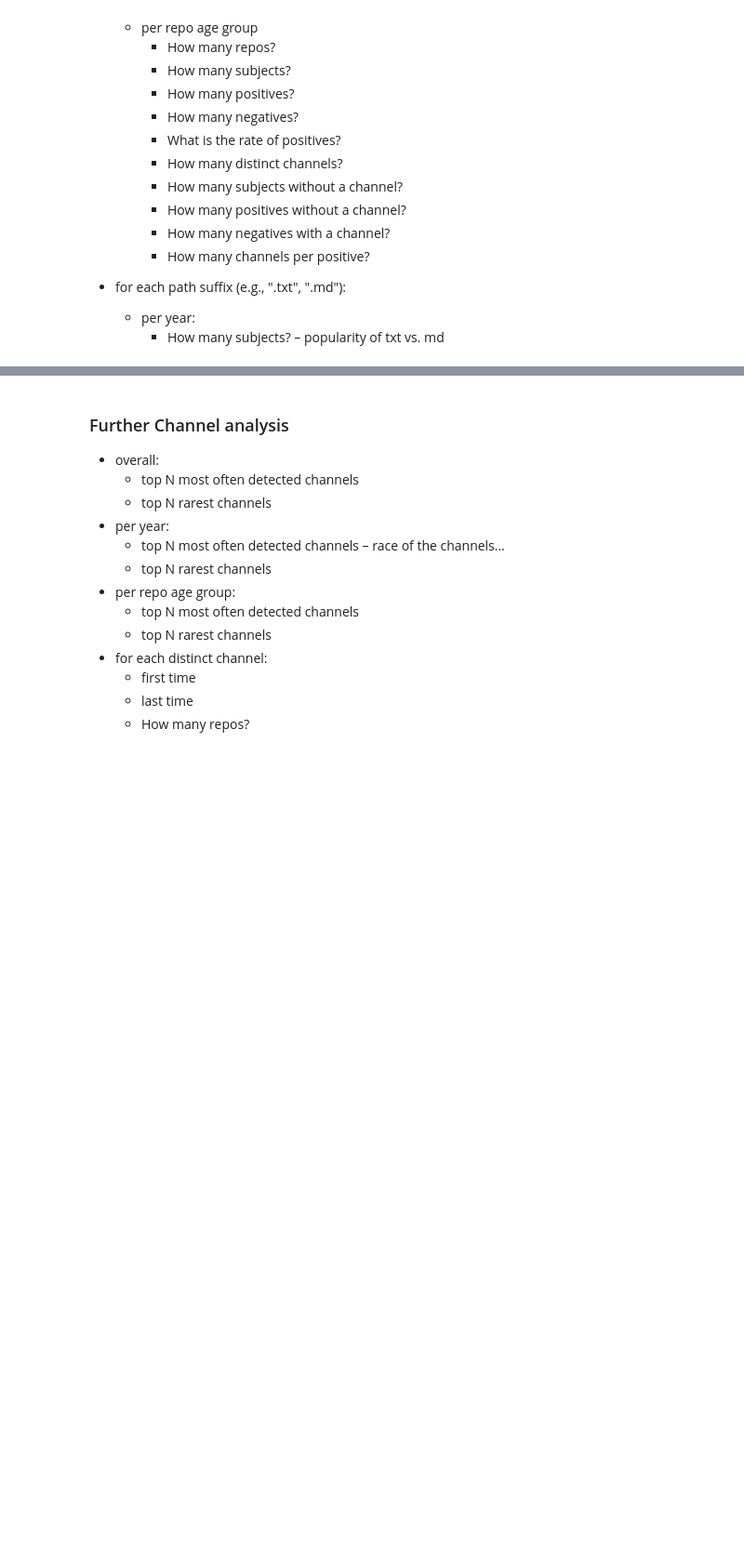
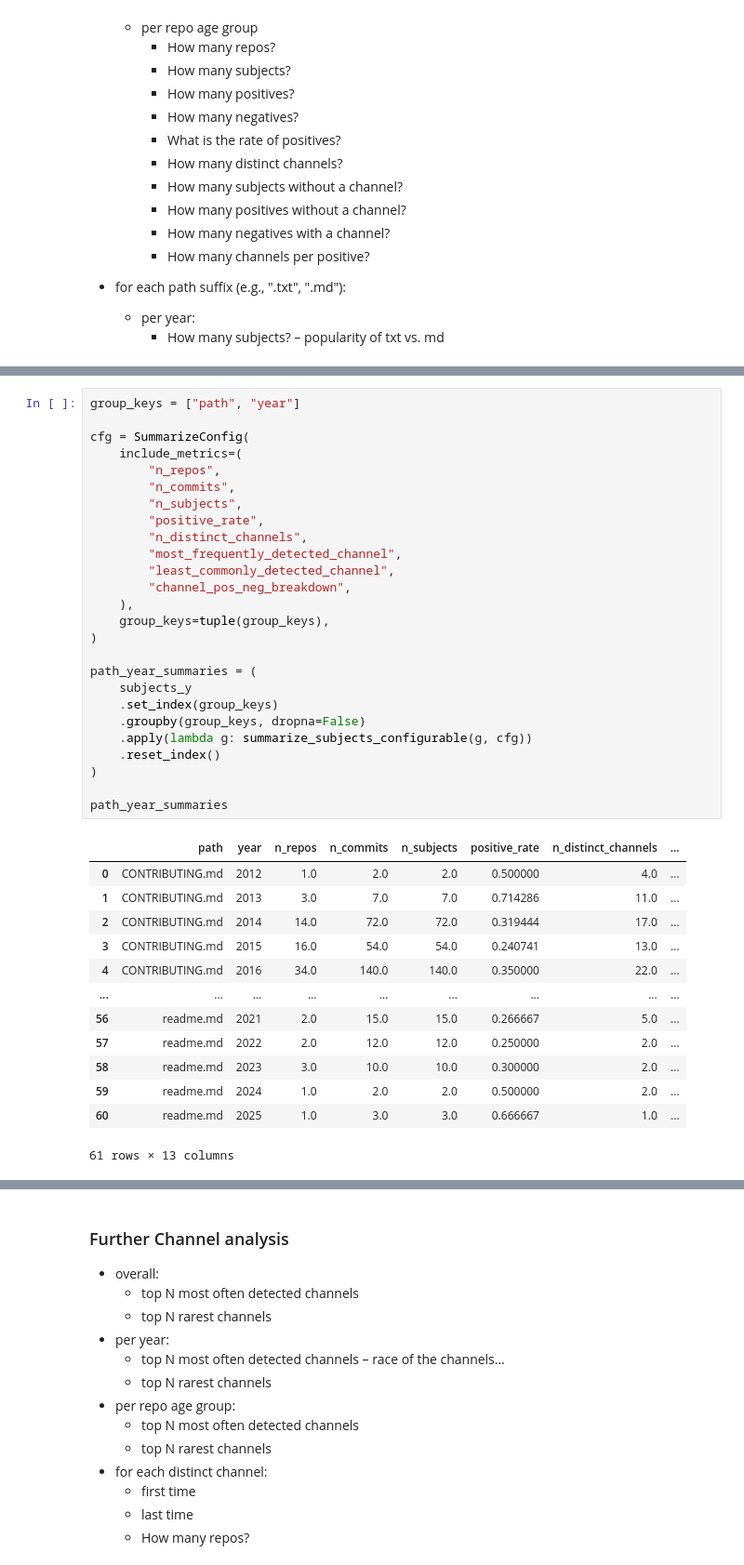
Before and after one commit to Leonard-Esser/autumn-2025-results, a Jupyter notebook: notebook.ipynb, the cells around one changed output, grey strips where cells are left out. Shown at 93% size. Saved outputs shown, nothing was run; the diff lists cells and outputs as text; blank space fills up the shorter version.

```diff
--- a/notebook.ipynb
+++ b/notebook.ipynb
@@ -775,0 +915,40 @@ repo_age_group_summary
+# %%
+group_keys = ["path", "year"]
+
+cfg = SummarizeConfig(
+    include_metrics=(
+        "n_repos",
+        "n_commits",
+        "n_subjects",
+        "positive_rate",
+        "n_distinct_channels",
+        "most_frequently_detected_channel",
+        "least_commonly_detected_channel",
+        "channel_pos_neg_breakdown",
+    ),
+    group_keys=tuple(group_keys),
+)
+
+path_year_summaries = (
+    subjects_y
+    .set_index(group_keys)
+    .groupby(group_keys, dropna=False)
+    .apply(lambda g: summarize_subjects_configurable(g, cfg))
+    .reset_index()
+)
+
+path_year_summaries
+# %% [output]
+|  | path | year | n_repos | n_commits | n_subjects | positive_rate | n_distinct_channels | ... |
+| 0 | CONTRIBUTING.md | 2012 | 1.0 | 2.0 | 2.0 | 0.500000 | 4.0 | ... |
+| 1 | CONTRIBUTING.md | 2013 | 3.0 | 7.0 | 7.0 | 0.714286 | 11.0 | ... |
+| 2 | CONTRIBUTING.md | 2014 | 14.0 | 72.0 | 72.0 | 0.319444 | 17.0 | ... |
+| 3 | CONTRIBUTING.md | 2015 | 16.0 | 54.0 | 54.0 | 0.240741 | 13.0 | ... |
+| 4 | CONTRIBUTING.md | 2016 | 34.0 | 140.0 | 140.0 | 0.350000 | 22.0 | ... |
+| ... | ... | ... | ... | ... | ... | ... | ... | ... |
+| 56 | readme.md | 2021 | 2.0 | 15.0 | 15.0 | 0.266667 | 5.0 | ... |
+| 57 | readme.md | 2022 | 2.0 | 12.0 | 12.0 | 0.250000 | 2.0 | ... |
+| 58 | readme.md | 2023 | 3.0 | 10.0 | 10.0 | 0.300000 | 2.0 | ... |
+| 59 | readme.md | 2024 | 1.0 | 2.0 | 2.0 | 0.500000 | 2.0 | ... |
+| 60 | readme.md | 2025 | 1.0 | 3.0 | 3.0 | 0.666667 | 1.0 | ... |
+61 rows × 13 columns
```
Also changed, not shown: parts of 12 cells of this notebook, 2 other files.
